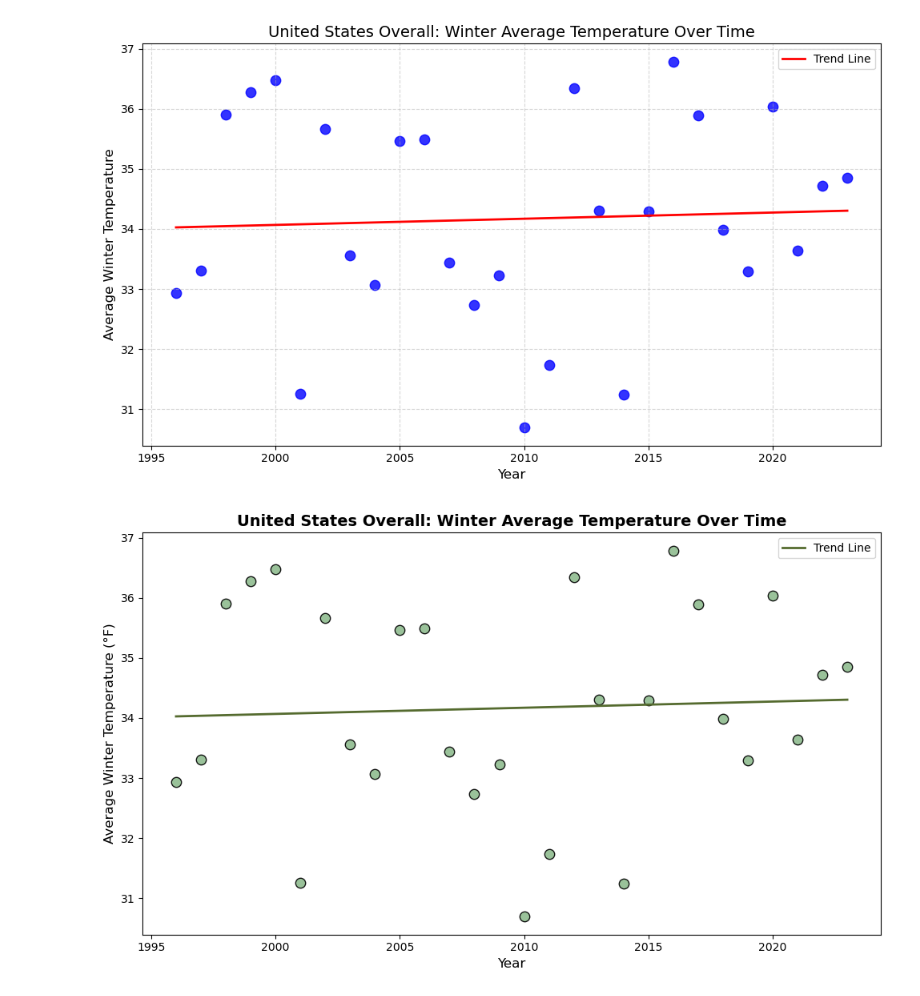
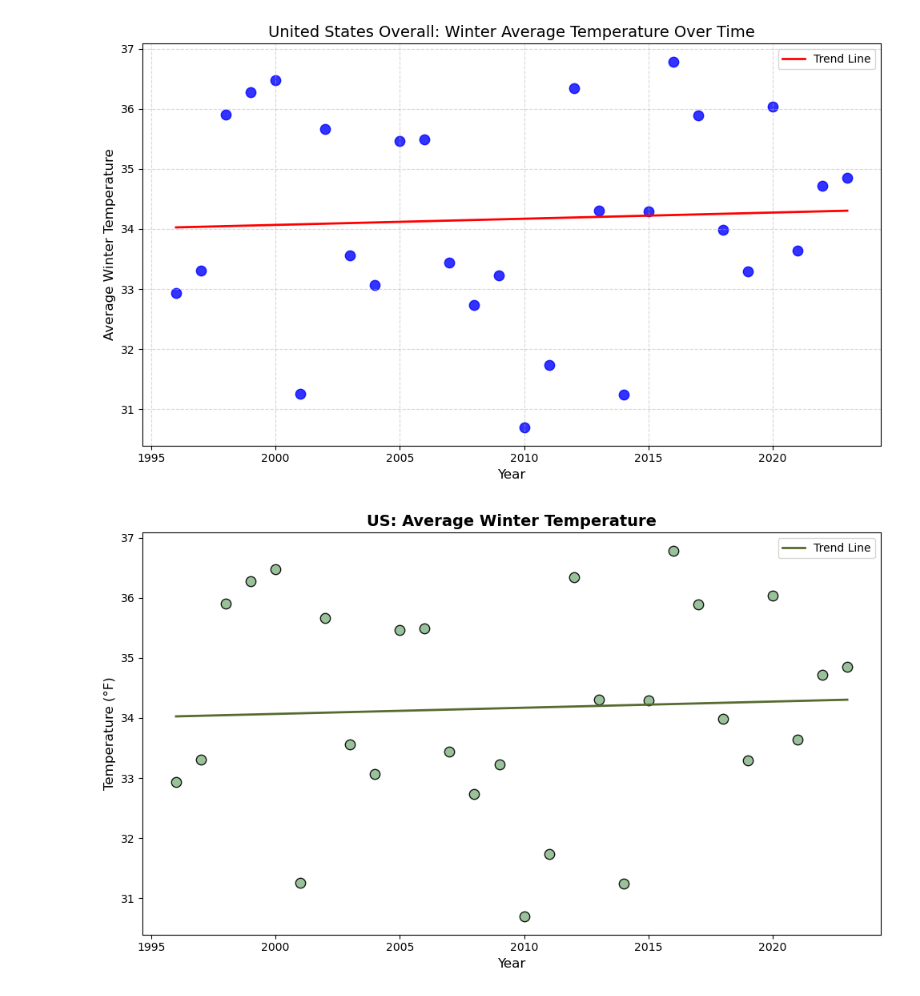
Before and after one commit to dzapata915/Lyme_Disease, a Jupyter notebook: notebooks/weather_lyme.ipynb, the cells around one changed output. Cells and saved outputs as stored; diff of their text form; code cells hidden in the pictures.

```diff
--- a/notebooks/weather_lyme.ipynb
+++ b/notebooks/weather_lyme.ipynb
@@ -1525,29 +1526,29 @@ plt.show()
 # %%
 plt.figure(figsize=(10, 6))
 
 sns.regplot(
     data=US_winteravg,
     x='Year',
     y='Avg_Temp',
     scatter_kws={
         'color': '#8FBC8F',
         's': 80,
         'edgecolor': 'black',
         'alpha': 0.9
     },
     line_kws={
         'color': '#556B2F',
         'linewidth': 2,
         'label': 'Trend Line'
     },
     ci=None
 )
 
-plt.title('United States Overall: Winter Average Temperature Over Time', fontsize=14, fontweight='bold')
+plt.title('US: Average Winter Temperature', fontsize=14, fontweight='bold')
 plt.xlabel('Year', fontsize=12)
-plt.ylabel('Average Winter Temperature (°F)', fontsize=12)
+plt.ylabel('Temperature (°F)', fontsize=12)
 plt.legend()
 plt.tight_layout()
 plt.show()
 # %% [output]
-[figure, old version]
+[figure, new version]
```
Also changed, not shown: parts of 8 cells of this notebook, 4 other files.
